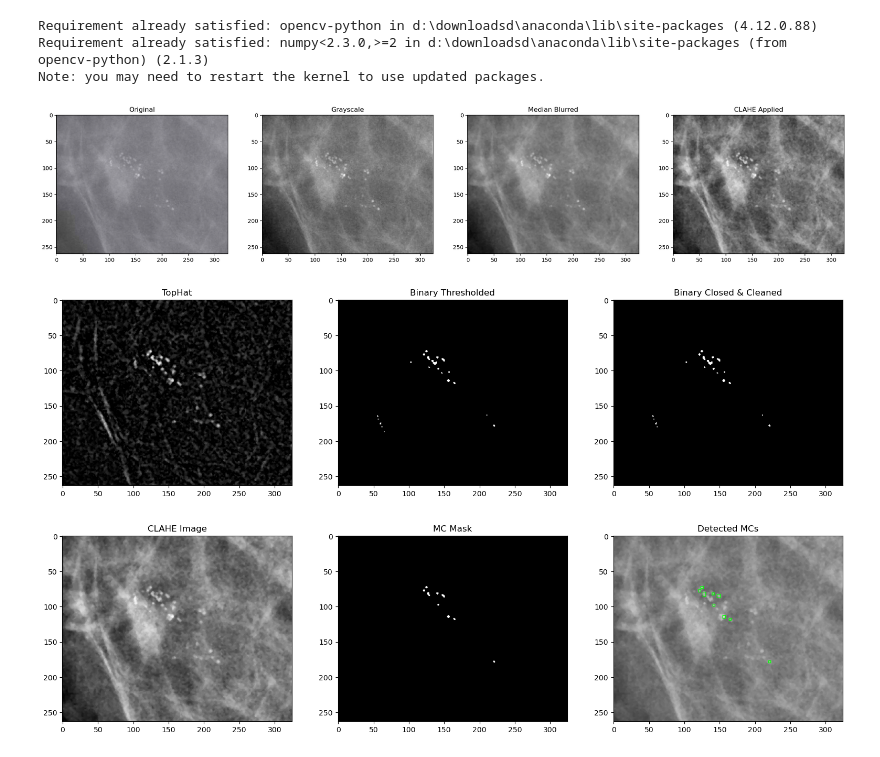
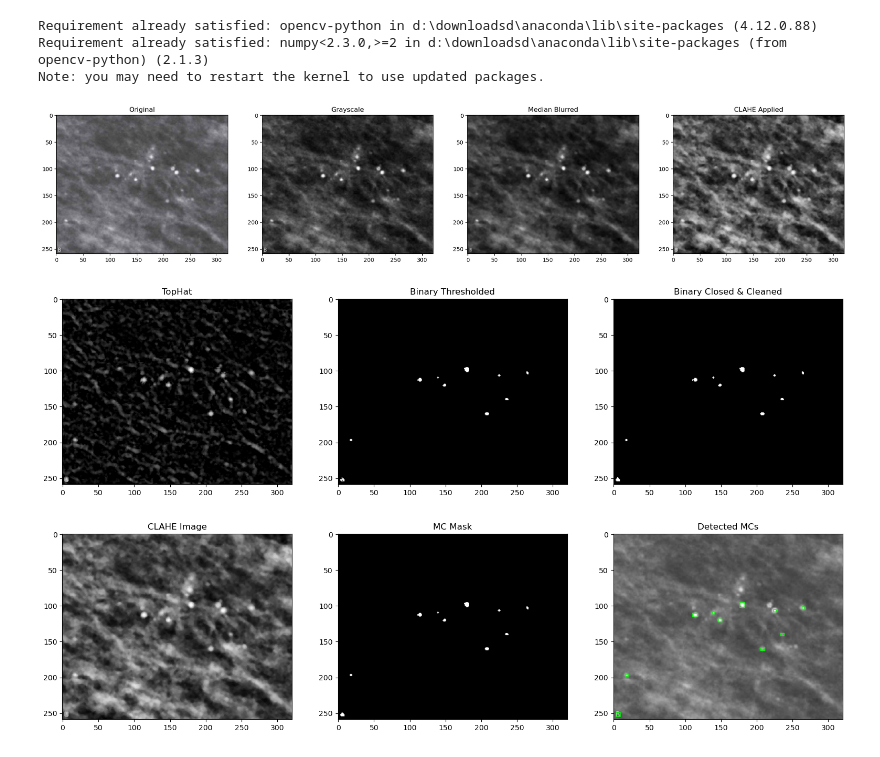
Before and after one commit to muhammedelmaasryy/Breast-Cancer-Detection-IP, a Jupyter notebook: MCs.ipynb, the cells around one changed output. Saved outputs shown, nothing was run; the diff lists cells and outputs as text; code cells hidden in the pictures.

```diff
--- a/MCs.ipynb
+++ b/MCs.ipynb
@@ -127,8 +127,8 @@ Requirement already satisfied: numpy<2.3.0,>=2 in d:\downloadsd\anaconda\lib\sit
 Note: you may need to restart the kernel to use updated packages.
 # %%
 
-original = io.imread("images\image1.png")
-#original = io.imread("images\image2.png")
+#original = io.imread("images\image1.png")
+original = io.imread("images\image2.png")
 img = rgba2rgb(original)
 img = rgb2gray(img)
 img = (img * 255).astype(np.uint8)   # uint8 for OpenCV
@@ -229,34 +229,34 @@ for cnt in contours:
 
     # --- Simple circularity filter ---
     circularity = 4 * np.pi * (area / (perim * perim))
 
     # MCs are usually round-ish: allow 0.5–1.3
     if not (0.5 <= circularity <= 1.6):
         continue
 
 
     #Add a brightness test only on the top-hat:
     mean_val = cv2.mean(tophat_norm, mask=cv2.drawContours(np.zeros_like(tophat_norm), [cnt], -1, 255, -1))[0]
     if mean_val < 30:
         continue
 
     mc_contours.append(cnt)
 
 
 # --- 7) Create output mask for detected MCs -------------------------------
 mc_mask = np.zeros_like(binary_closed)
 cv2.drawContours(mc_mask, mc_contours, -1, 255, -1)
 
 # --- 8) Visualize detected MCs on original image -------------------------
-vis = cv2.cvtColor(img_clahe, cv2.COLOR_GRAY2BGR)
+vis = cv2.cvtColor(img, cv2.COLOR_GRAY2BGR)
 
 for cnt in mc_contours:
     x, y, w, h = cv2.boundingRect(cnt)
     cv2.rectangle(vis, (x, y), (x + w, y + h), (0, 255, 0), 1)
 
 # Show results
 show_images([img_clahe, mc_mask, vis], ["CLAHE Image", "MC Mask", "Detected MCs"])
 # %% [output]
-[figure, old version]
+[figure, new version]
-[figure, old version]
+[figure, new version]
-[figure, old version]
+[figure, new version]
```
